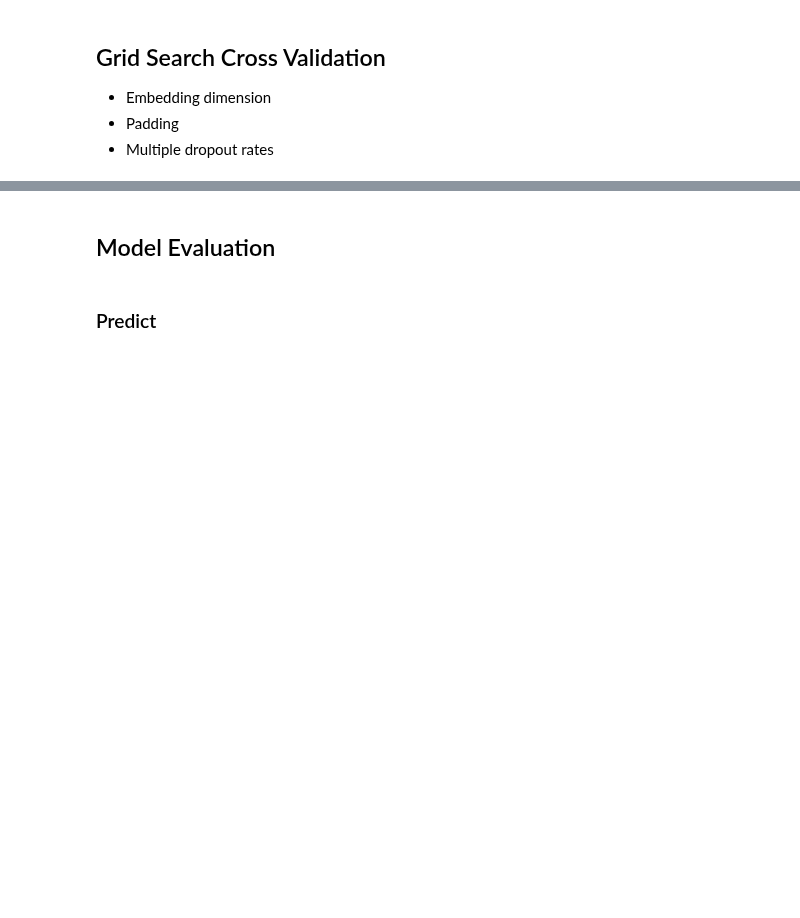
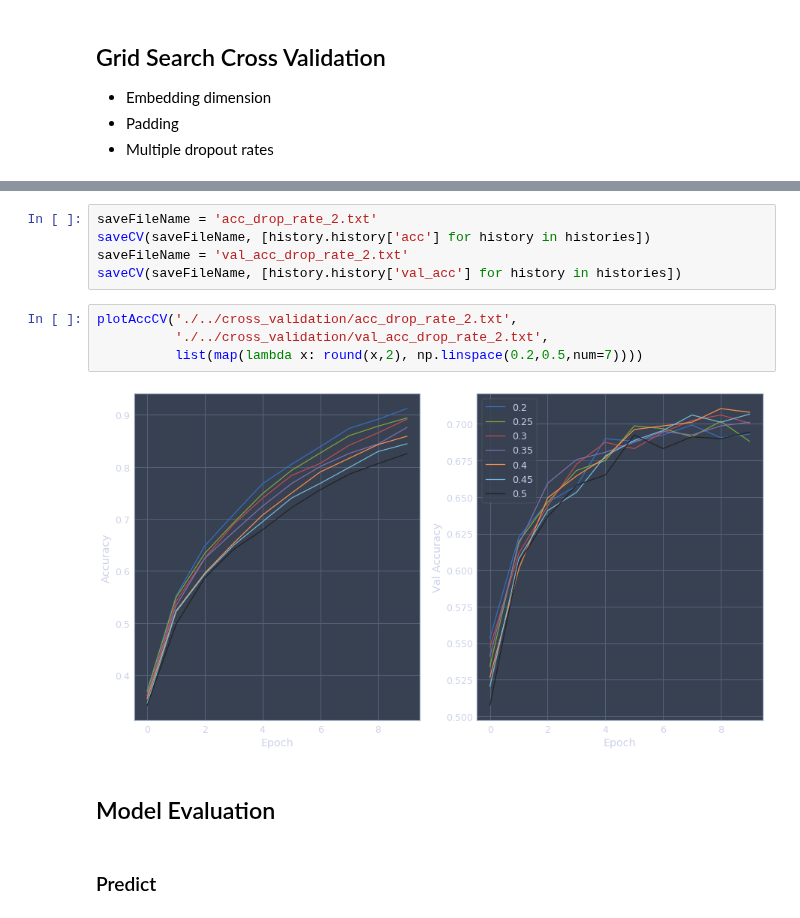
Before and after one commit to alexisthual/posos-data-challenge, a Jupyter notebook: Workflow.ipynb, the cells around one changed output, grey strips where cells are left out. Drawn from its saved outputs; the diff is of its cells as text; blank space fills up the shorter version.

```diff
--- a/Workflow.ipynb
+++ b/Workflow.ipynb
@@ -495,3 +590,14 @@ plt.show()
+# %%
+saveFileName = 'acc_drop_rate_2.txt'
+saveCV(saveFileName, [history.history['acc'] for history in histories])
+saveFileName = 'val_acc_drop_rate_2.txt'
+saveCV(saveFileName, [history.history['val_acc'] for history in histories])
+# %%
+plotAccCV('./../cross_validation/acc_drop_rate_2.txt',
+          './../cross_validation/val_acc_drop_rate_2.txt',
+          list(map(lambda x: round(x,2), np.linspace(0.2,0.5,num=7))))
+# %% [output]
+[figure, added]
 # %% [markdown]
 ## Model Evaluation
 # %% [markdown]
```
Also changed, not shown: parts of 29 cells of this notebook.
